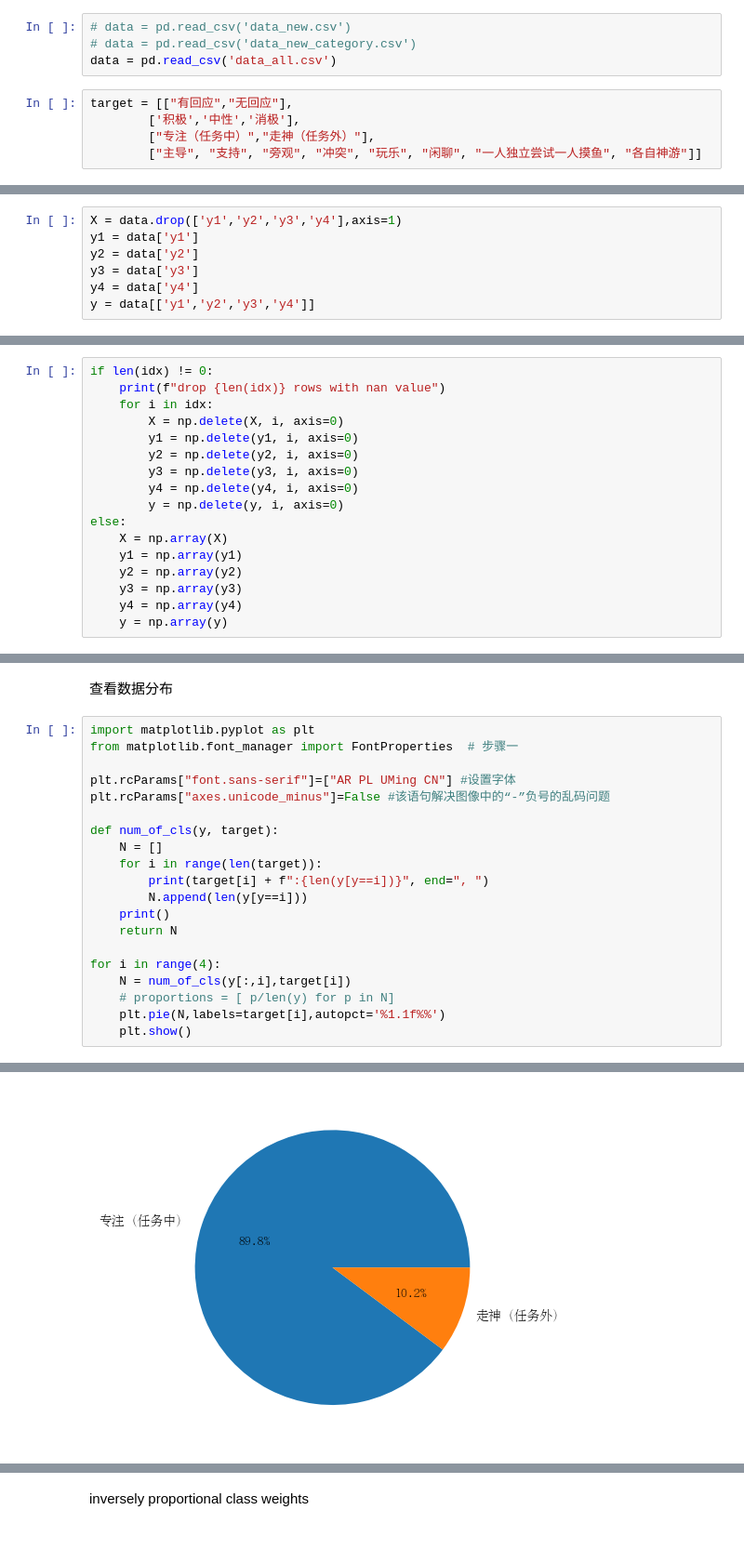
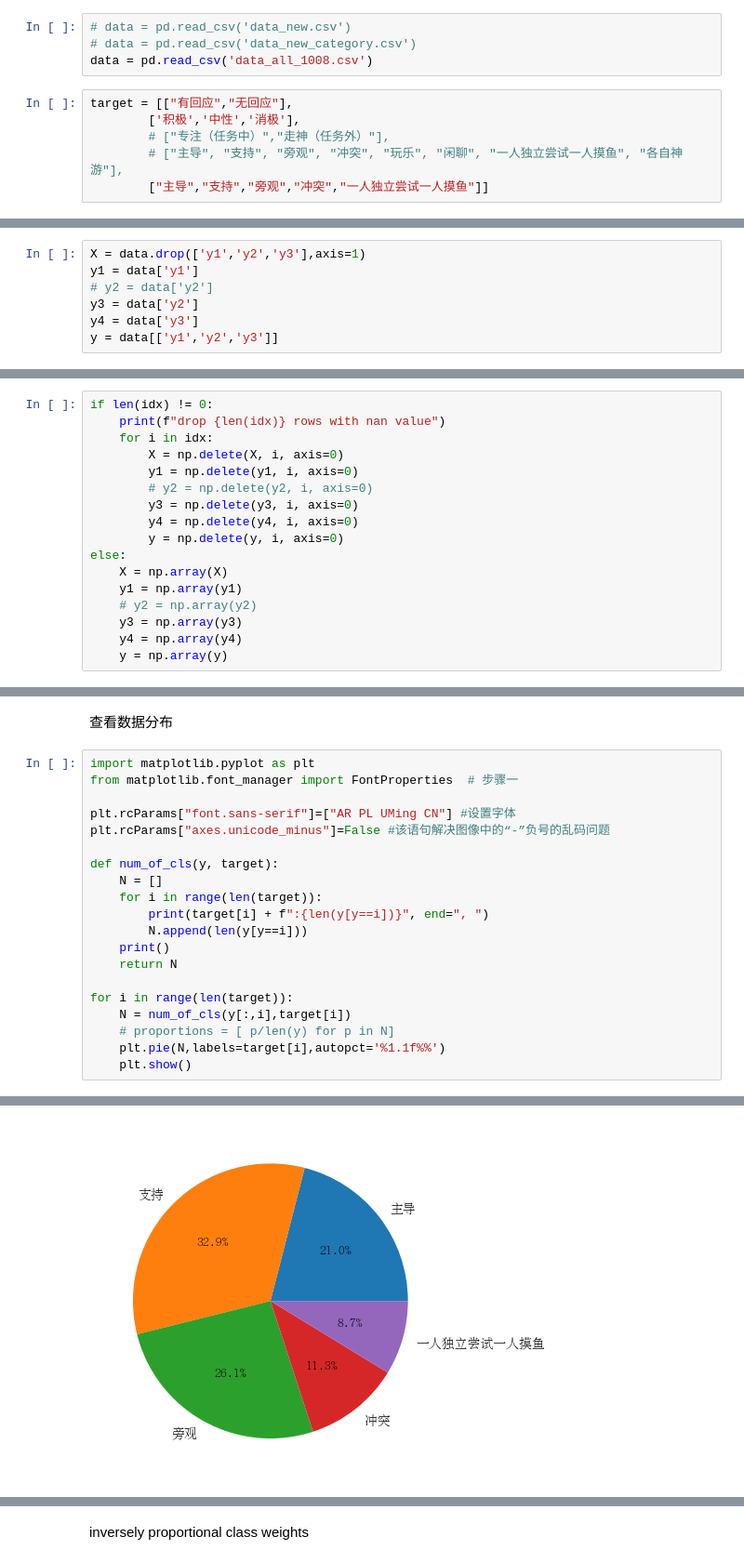
Before and after one commit to AnsonLo11/siblingsDatasetBaseline, a Jupyter notebook: train_and_test.ipynb, the cells around one changed output, grey strips where cells are left out. Shown at 93% size. Drawn from its saved outputs; the diff is of its cells as text.

Commit message:
test all feat with new data(till RF)

```diff
--- a/train_and_test.ipynb
+++ b/train_and_test.ipynb
@@ -8,12 +8,13 @@ import json
 # %%
 # data = pd.read_csv('data_new.csv')
 # data = pd.read_csv('data_new_category.csv')
-data = pd.read_csv('data_all.csv')
+data = pd.read_csv('data_all_1008.csv')
 # %%
 target = [["有回应","无回应"],
         ['积极','中性','消极'],
-        ["专注（任务中）","走神（任务外）"],
-        ["主导", "支持", "旁观", "冲突", "玩乐", "闲聊", "一人独立尝试一人摸鱼", "各自神游"]]
+        # ["专注（任务中）","走神（任务外）"],
+        # ["主导", "支持", "旁观", "冲突", "玩乐", "闲聊", "一人独立尝试一人摸鱼", "各自神游"],
+        ["主导","支持","旁观","冲突","一人独立尝试一人摸鱼"]]
 # %%
 data.head()
 # %% [output]
@@ -27,10 +28,10 @@ data.head()
 # %%
-X = data.drop(['y1','y2','y3','y4'],axis=1)
+X = data.drop(['y1','y2','y3'],axis=1)
 y1 = data['y1']
-y2 = data['y2']
-y3 = data['y3']
-y4 = data['y4']
-y = data[['y1','y2','y3','y4']]
+# y2 = data['y2']
+y3 = data['y2']
+y4 = data['y3']
+y = data[['y1','y2','y3']]
 # %% [markdown]
 合并task4 的“冲突”，"玩乐"，"闲聊"，"各自神游"
 i.e. 3 4 5 7
@@ -60,14 +61,14 @@ if len(idx) != 0:
     for i in idx:
         X = np.delete(X, i, axis=0)
         y1 = np.delete(y1, i, axis=0)
-        y2 = np.delete(y2, i, axis=0)
+        # y2 = np.delete(y2, i, axis=0)
         y3 = np.delete(y3, i, axis=0)
         y4 = np.delete(y4, i, axis=0)
         y = np.delete(y, i, axis=0)
 else:
     X = np.array(X)
     y1 = np.array(y1)
-    y2 = np.array(y2)
+    # y2 = np.array(y2)
     y3 = np.array(y3)
     y4 = np.array(y4)
     y = np.array(y)
@@ -120,7 +121,7 @@ def num_of_cls(y, target):
     print()
     return N
 
-for i in range(4):
+for i in range(len(target)):
     N = num_of_cls(y[:,i],target[i])
     # proportions = [ p/len(y) for p in N]
     plt.pie(N,labels=target[i],autopct='%1.1f%%')
@@ -134 +135 @@ for i in range(4):
-[figure, old version]
+[figure, new version]
```
Also changed, not shown: parts of 37 cells of this notebook.
